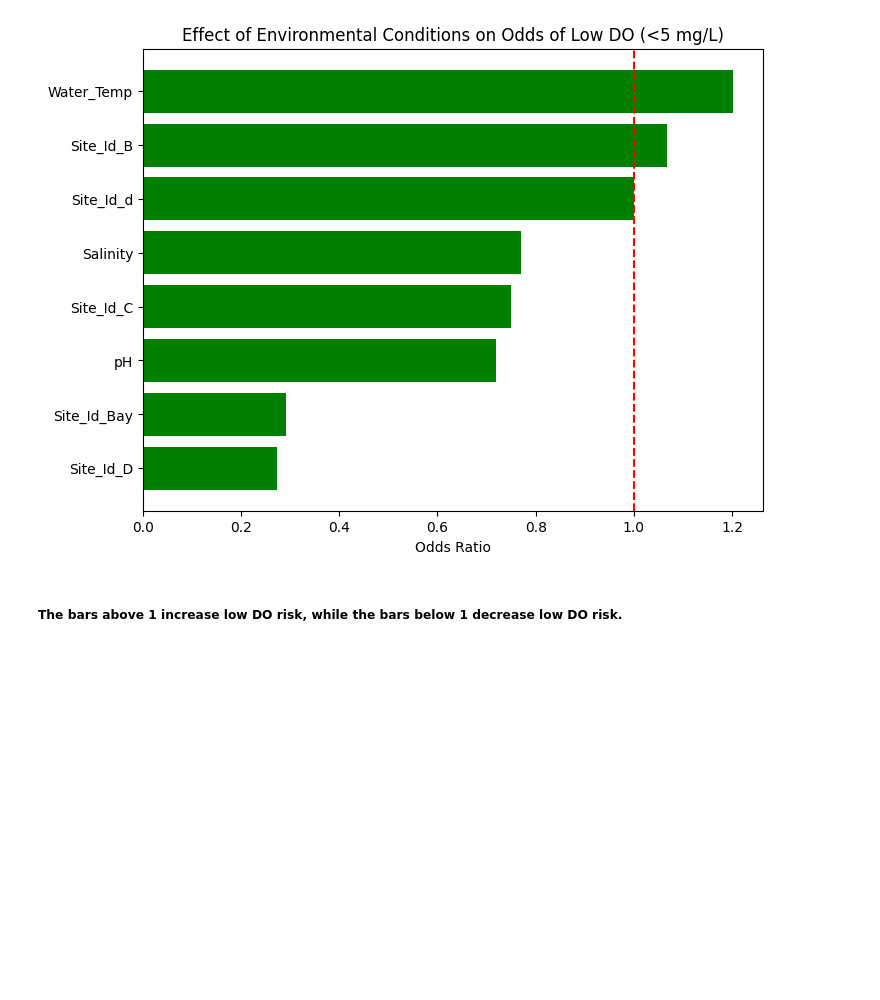
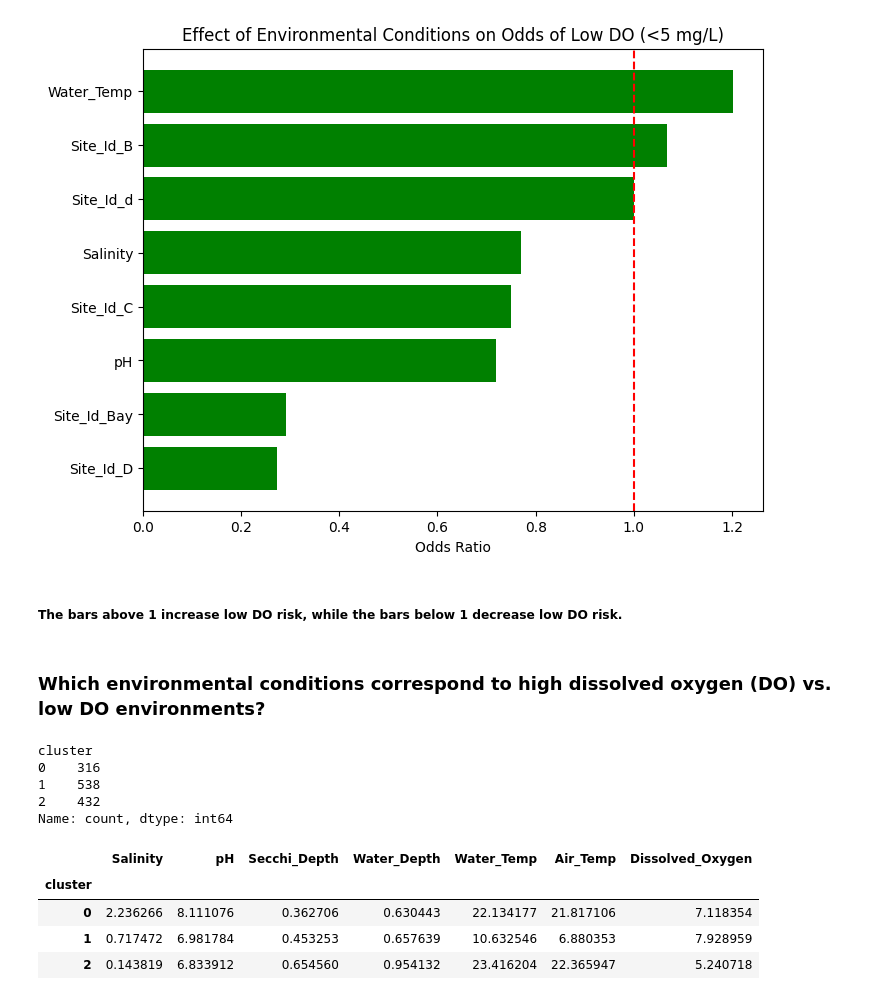
Before and after one commit to Bashguy/BigDataFinalProject, a Jupyter notebook: project.ipynb, the cells around one changed output. Saved outputs shown, nothing was run; the diff lists cells and outputs as text; code cells hidden in the pictures; blank space fills up the shorter version.

```diff
--- a/project.ipynb
+++ b/project.ipynb
@@ -453,3 +467,32 @@ plt.show()
 [figure]
 # %% [markdown]
 ##### The bars above 1 increase low DO risk, while the bars below 1 decrease low DO risk.
+# %% [markdown]
+### Which environmental conditions correspond to high dissolved oxygen (DO) vs. low DO environments?
+# %%
+cluster_features = [
+    "Salinity", "pH", "Secchi_Depth", "Water_Depth", "Water_Temp", "Air_Temp"
+]
+
+scaler = StandardScaler()
+X_cluster = scaler.fit_transform(df[cluster_features])
+
+kmeans = KMeans(n_clusters=3, random_state=1, n_init=10)
+df["cluster"] = kmeans.fit_predict(X_cluster)
+
+df["cluster"].value_counts().sort_index() # sizes of the three clusters
+# %% [output]
+cluster
+0    316
+1    538
+2    432
+Name: count, dtype: int64
+# %%
+cluster_summary = df.groupby("cluster")[cluster_features + ["Dissolved_Oxygen"]].mean()
+cluster_summary
+# %% [output]
+|  | Salinity | pH | Secchi_Depth | Water_Depth | Water_Temp | Air_Temp | Dissolved_Oxygen |
+| cluster |  |  |  |  |  |  |  |
+| 0 | 2.236266 | 8.111076 | 0.362706 | 0.630443 | 22.134177 | 21.817106 | 7.118354 |
+| 1 | 0.717472 | 6.981784 | 0.453253 | 0.657639 | 10.632546 | 6.880353 | 7.928959 |
+| 2 | 0.143819 | 6.833912 | 0.654560 | 0.954132 | 23.416204 | 22.365947 | 5.240718 |
```
Also changed, not shown: parts of 3 cells of this notebook.
